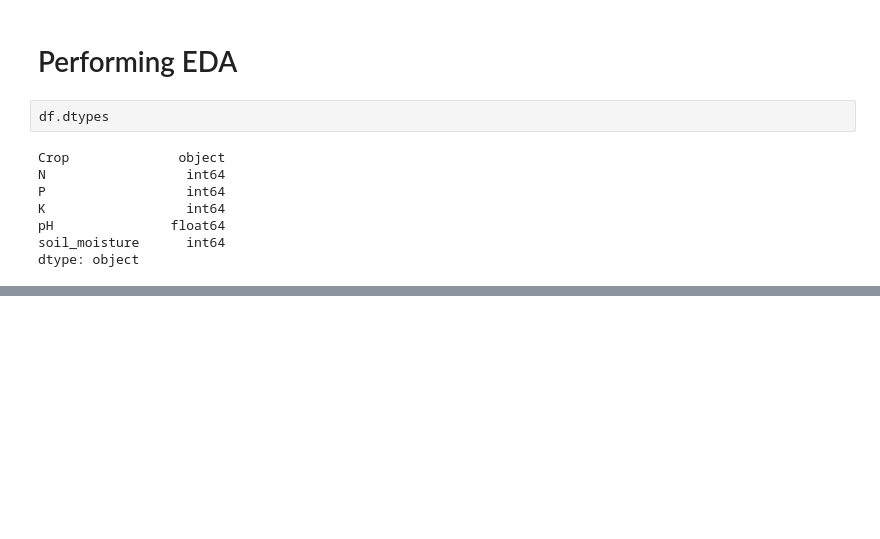
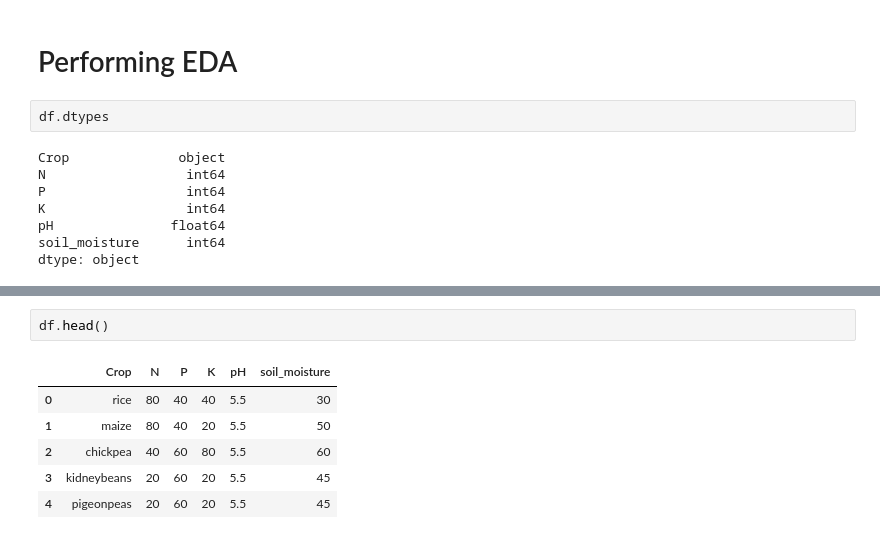
Before and after one commit to BibekRai44/Fertilizer-Recommendation, a Jupyter notebook: fertilizer recommendation.ipynb, the cells around one changed output, grey strips where cells are left out. Saved outputs shown, nothing was run; the diff lists cells and outputs as text; blank space fills up the shorter version.

```diff
--- a/fertilizer recommendation.ipynb
+++ b/fertilizer recommendation.ipynb
@@ -59,0 +78,9 @@ dtype: object
+# %%
+df.head()
+# %% [output]
+|  | Crop | N | P | K | pH | soil_moisture |
+| 0 | rice | 80 | 40 | 40 | 5.5 | 30 |
+| 1 | maize | 80 | 40 | 20 | 5.5 | 50 |
+| 2 | chickpea | 40 | 60 | 80 | 5.5 | 60 |
+| 3 | kidneybeans | 20 | 60 | 20 | 5.5 | 45 |
+| 4 | pigeonpeas | 20 | 60 | 20 | 5.5 | 45 |
```
Also changed, not shown: parts of 17 cells of this notebook, 2 other files.
